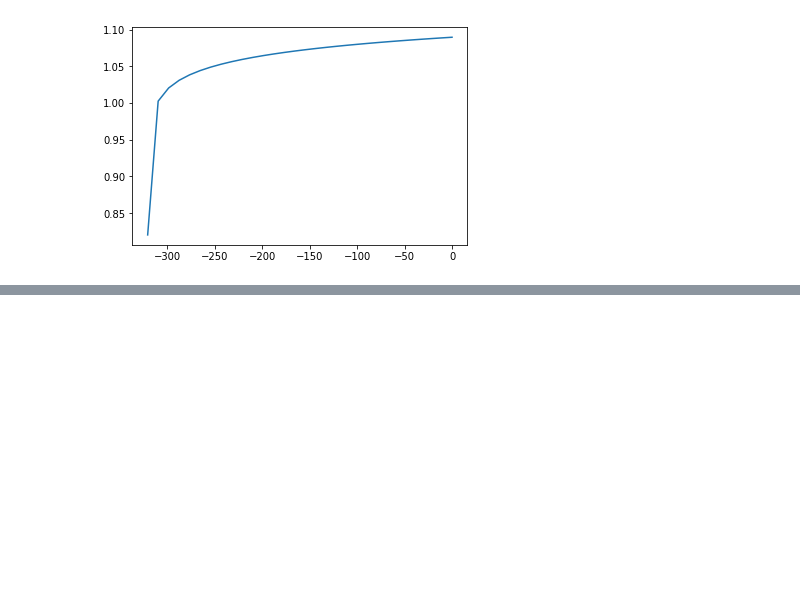
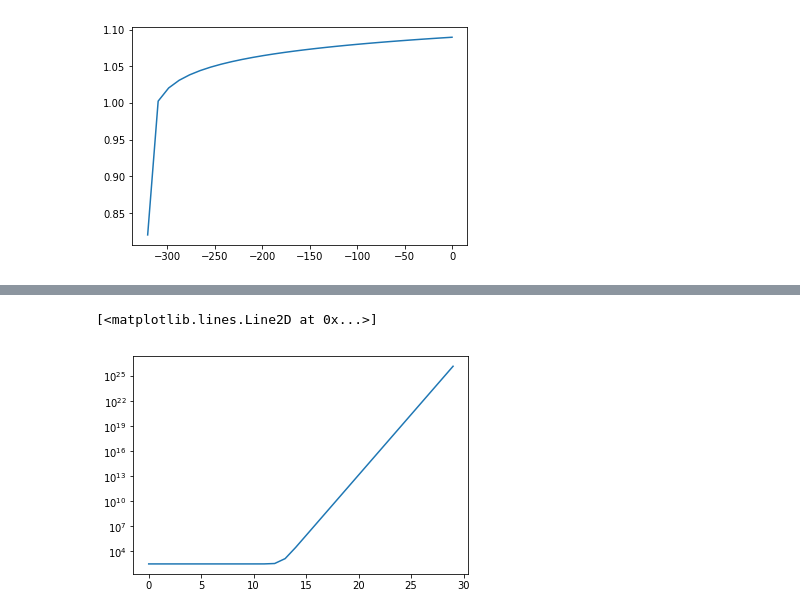
Before and after one commit to kanhua/pypvcell, a Jupyter notebook: lab/General IV solver.ipynb, the cells around one changed output, grey strips where cells are left out. Saved outputs shown, nothing was run; the diff lists cells and outputs as text; code cells hidden in the pictures; blank space fills up the shorter version.

```diff
--- a/lab/General IV solver.ipynb
+++ b/lab/General IV solver.ipynb
@@ -112,0 +247,5 @@ plt.plot(test_v,d1.get_v_from_j(test_v))
+# %%
+plt.semilogy(d1.j01*np.exp(m*test_v)+d1.jsc)
+# %% [output]
+[<matplotlib.lines.Line2D at 0x...>]
+[figure, added]
```
Also changed, not shown: parts of 30 cells of this notebook, 2 other files.
